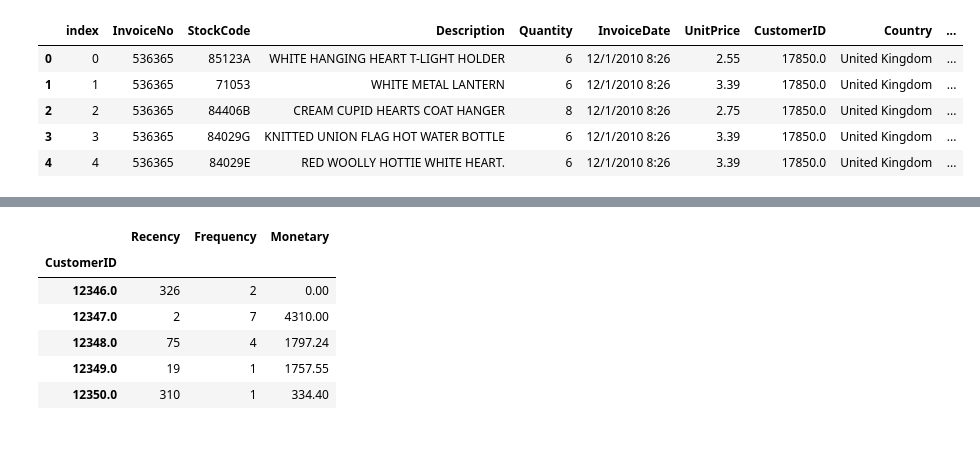
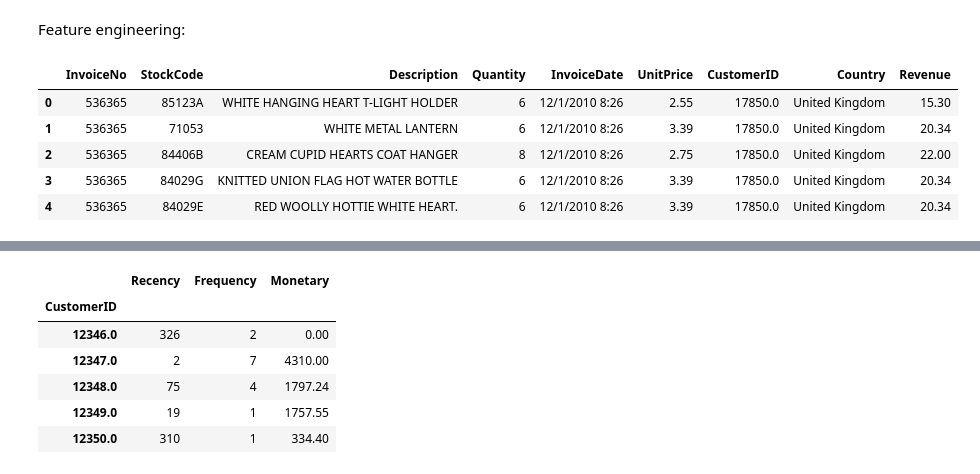
Before and after one commit to NikolaiMiranda/customer-segmentation-retail, a Jupyter notebook: customer_segmentation.ipynb, the cells around one changed output, grey strips where cells are left out. Drawn from its saved outputs; the diff is of its cells as text; code cells hidden in the pictures; blank space fills up the shorter version.

```diff
--- a/customer_segmentation.ipynb
+++ b/customer_segmentation.ipynb
@@ -64,0 +24,10 @@ RFM analysis
+# %%
+# fetch dataset
+online_retail = fetch_ucirepo(id=352)
+
+# create a dataframe to hold the data
+# reading through the documentation for ucimlrepo we find that our data is split into dataframe labeled "ids" and "features"
+# we will joing those together to form one dataframe
+# Check that both dataframes are the same length and then join them
+print(len(online_retail.data.ids) == len(online_retail.data.features))
+df = online_retail.data.ids.join(online_retail.data.features)
@@ -65,12 +78,19 @@ RFM analysis
+# %%
+# The documentation states that if an order is cancelled the InvoiceNo will start with a 'c'
+# We will remove all canceled orders from the data since we want to segment customers based on their purchases
+df = df[~df['InvoiceNo'].astype(str).str.startswith('c')]
+# Note: ~ inverts the boolean
+# %% [markdown]
+Feature engineering:
 # %%
-# Add a revenue line
-df_no_cancelled['Revenue'] = df_no_cancelled['Quantity'] * df_no_cancelled['UnitPrice']
-df_no_cancelled.head() # Display the first few rows with the new 'Revenue' column
+# Create a revenue variable
+df['Revenue'] = df['Quantity'] * df['UnitPrice']
+df.head() # Display the first few rows with the new 'Revenue' column
 # %% [output]
-|  | index | InvoiceNo | StockCode | Description | Quantity | InvoiceDate | UnitPrice | CustomerID | Country | ... |
-| 0 | 0 | 536365 | 85123A | WHITE HANGING HEART T-LIGHT HOLDER | 6 | 12/1/2010 8:26 | 2.55 | 17850.0 | United Kingdom | ... |
-| 1 | 1 | 536365 | 71053 | WHITE METAL LANTERN | 6 | 12/1/2010 8:26 | 3.39 | 17850.0 | United Kingdom | ... |
-| 2 | 2 | 536365 | 84406B | CREAM CUPID HEARTS COAT HANGER | 8 | 12/1/2010 8:26 | 2.75 | 17850.0 | United Kingdom | ... |
-| 3 | 3 | 536365 | 84029G | KNITTED UNION FLAG HOT WATER BOTTLE | 6 | 12/1/2010 8:26 | 3.39 | 17850.0 | United Kingdom | ... |
-| 4 | 4 | 536365 | 84029E | RED WOOLLY HOTTIE WHITE HEART. | 6 | 12/1/2010 8:26 | 3.39 | 17850.0 | United Kingdom | ... |
+|  | InvoiceNo | StockCode | Description | Quantity | InvoiceDate | UnitPrice | CustomerID | Country | Revenue |
+| 0 | 536365 | 85123A | WHITE HANGING HEART T-LIGHT HOLDER | 6 | 12/1/2010 8:26 | 2.55 | 17850.0 | United Kingdom | 15.30 |
+| 1 | 536365 | 71053 | WHITE METAL LANTERN | 6 | 12/1/2010 8:26 | 3.39 | 17850.0 | United Kingdom | 20.34 |
+| 2 | 536365 | 84406B | CREAM CUPID HEARTS COAT HANGER | 8 | 12/1/2010 8:26 | 2.75 | 17850.0 | United Kingdom | 22.00 |
+| 3 | 536365 | 84029G | KNITTED UNION FLAG HOT WATER BOTTLE | 6 | 12/1/2010 8:26 | 3.39 | 17850.0 | United Kingdom | 20.34 |
+| 4 | 536365 | 84029E | RED WOOLLY HOTTIE WHITE HEART. | 6 | 12/1/2010 8:26 | 3.39 | 17850.0 | United Kingdom | 20.34 |
 # %%
```
Also changed, not shown: parts of 21 cells of this notebook.
